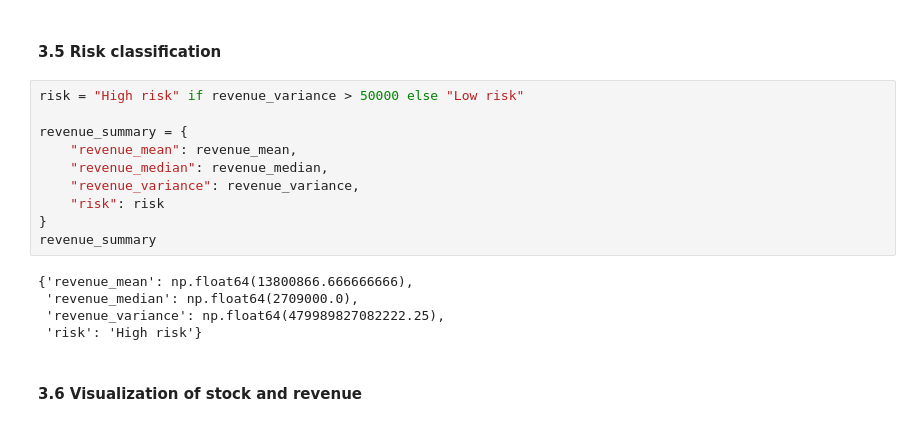
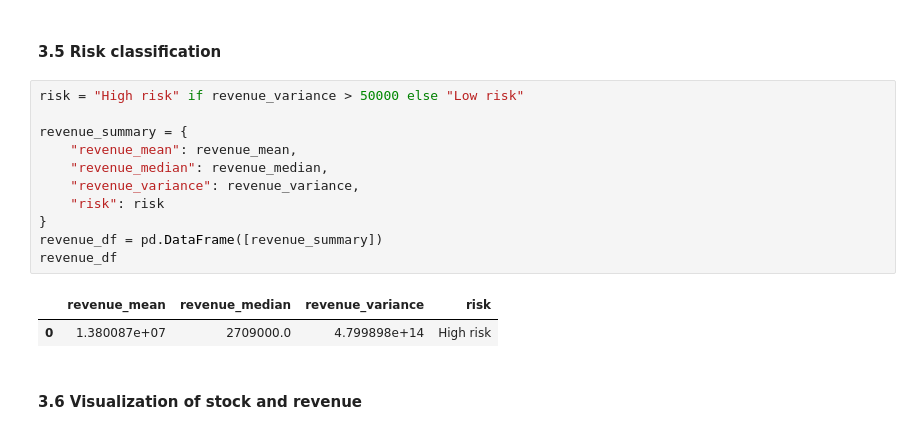
Before and after one commit to muganga-charles/object-oriented-programming-advent-2025, a Jupyter notebook: MSCS_MSDS_OOP_Assignment1_Solutions.ipynb, the cells around one changed output. Drawn from its saved outputs; the diff is of its cells as text.

```diff
--- a/MSCS_MSDS_OOP_Assignment1_Solutions.ipynb
+++ b/MSCS_MSDS_OOP_Assignment1_Solutions.ipynb
@@ -269,18 +270,17 @@ Variance : 479989827082222.25
 # %%
 risk = "High risk" if revenue_variance > 50000 else "Low risk"
 
 revenue_summary = {
     "revenue_mean": revenue_mean,
     "revenue_median": revenue_median,
     "revenue_variance": revenue_variance,
     "risk": risk
 }
-revenue_summary
+revenue_df = pd.DataFrame([revenue_summary])
+revenue_df
 # %% [output]
-{'revenue_mean': np.float64(13800866.666666666),
- 'revenue_median': np.float64(2709000.0),
- 'revenue_variance': np.float64(479989827082222.25),
- 'risk': 'High risk'}
+|  | revenue_mean | revenue_median | revenue_variance | risk |
+| 0 | 1.380087e+07 | 2709000.0 | 4.799898e+14 | High risk |
 # %% [markdown]
 #### 3.6 Visualization of  stock and revenue
 # %%
```
Also changed, not shown: parts of 10 cells of this notebook.
